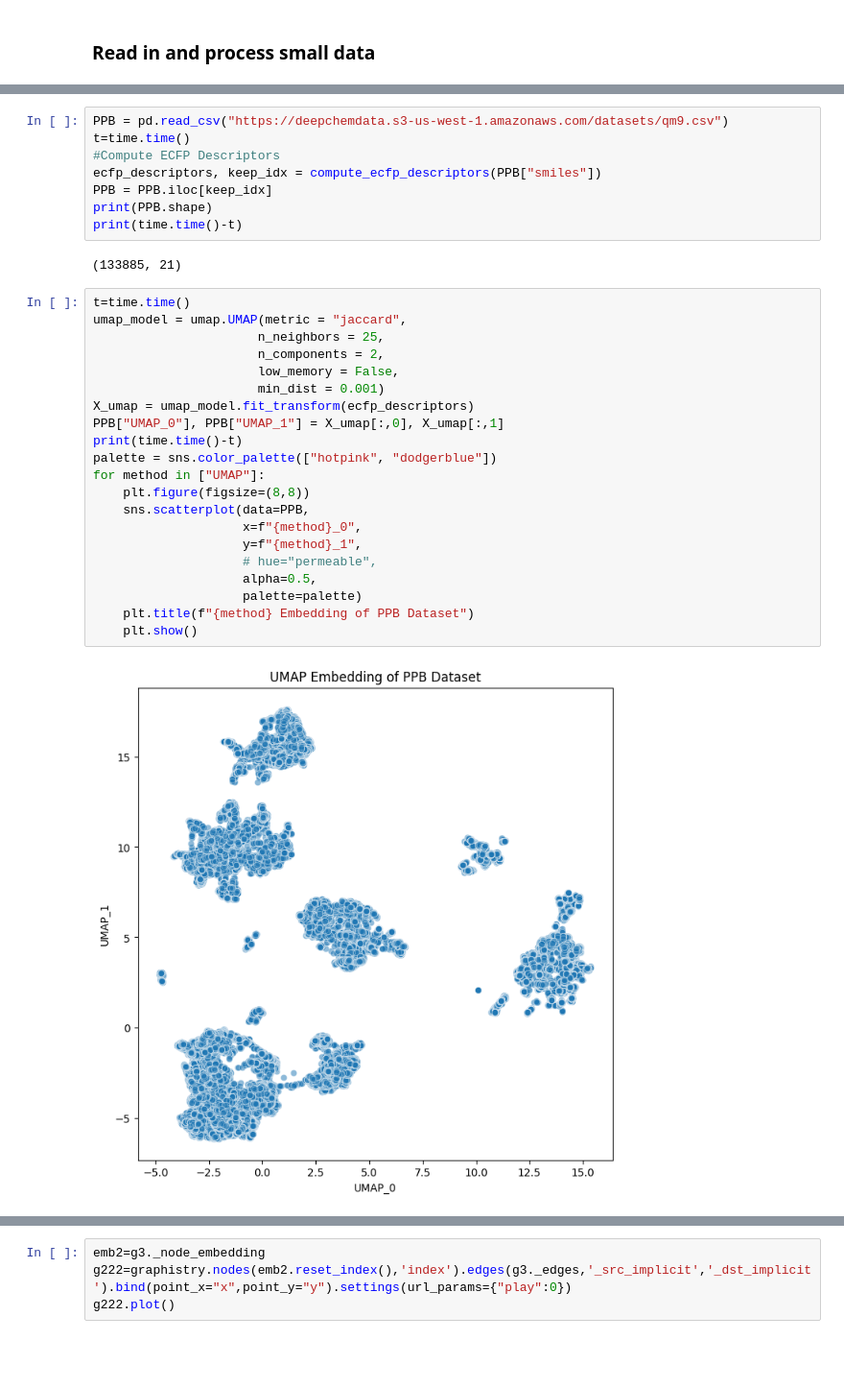
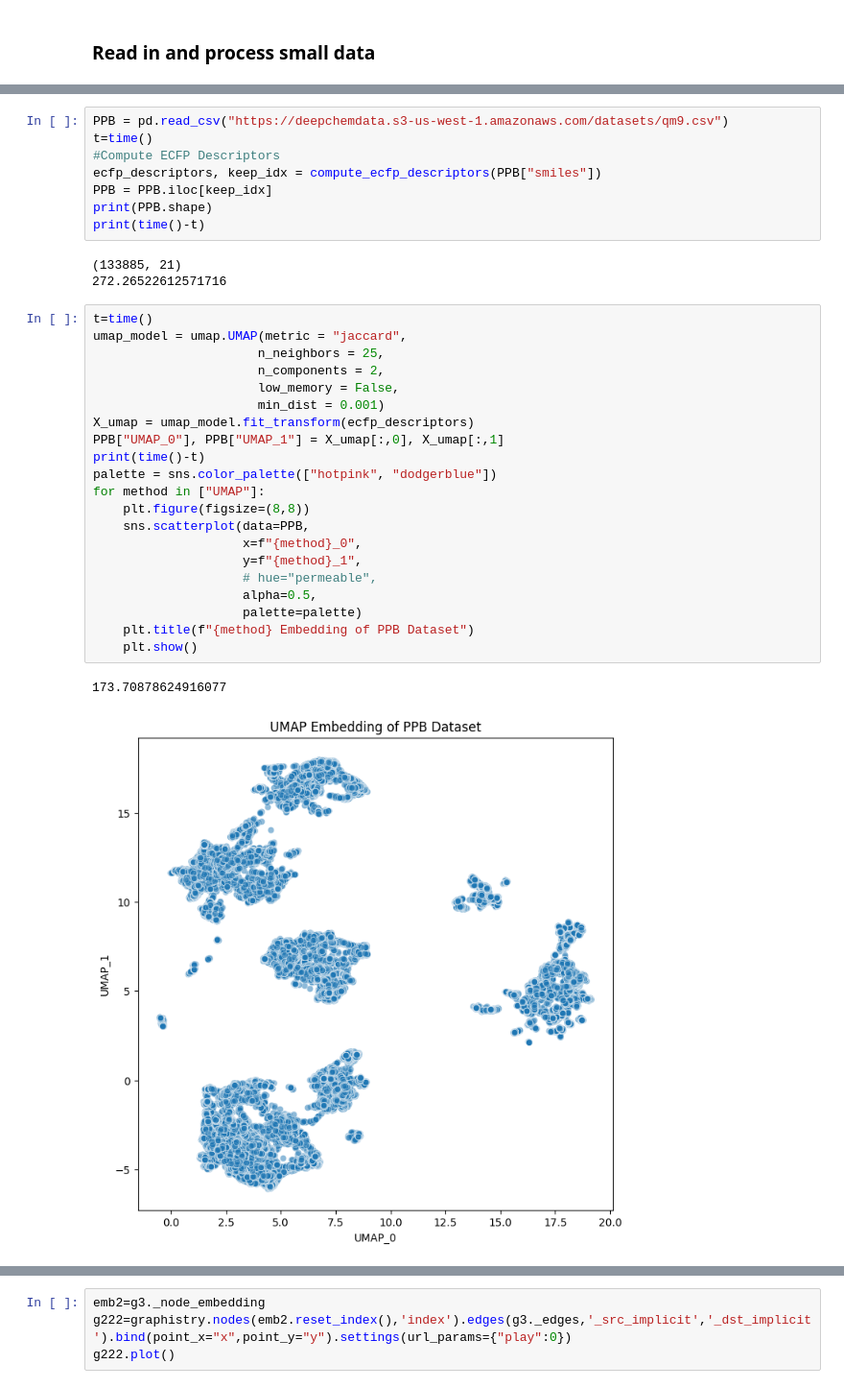
Before and after one commit to dcolinmorgan/grph, a Jupyter notebook: accelerating_chemical_mappings.ipynb, the cells around one changed output, grey strips where cells are left out. Shown at 96% size. Cells and saved outputs as stored; diff of their text form; blank space fills up the shorter version.

```diff
--- a/accelerating_chemical_mappings.ipynb
+++ b/accelerating_chemical_mappings.ipynb
@@ -257,34 +270,36 @@ g3.encode_point_color('permeable',palette=["hotpink", "dodgerblue"],as_continuou
 # %%
 PPB = pd.read_csv("https://deepchemdata.s3-us-west-1.amazonaws.com/datasets/qm9.csv")
-t=time.time()
+t=time()
 #Compute ECFP Descriptors
 ecfp_descriptors, keep_idx = compute_ecfp_descriptors(PPB["smiles"])
 PPB = PPB.iloc[keep_idx]
 print(PPB.shape)
-print(time.time()-t)
+print(time()-t)
 # %% [output]
 (133885, 21)
+272.26522612571716
 # %%
-t=time.time()
+t=time()
 umap_model = umap.UMAP(metric = "jaccard",
                       n_neighbors = 25,
                       n_components = 2,
                       low_memory = False,
                       min_dist = 0.001)
 X_umap = umap_model.fit_transform(ecfp_descriptors)
 PPB["UMAP_0"], PPB["UMAP_1"] = X_umap[:,0], X_umap[:,1]
-print(time.time()-t)
+print(time()-t)
 palette = sns.color_palette(["hotpink", "dodgerblue"])
 for method in ["UMAP"]:
     plt.figure(figsize=(8,8))
     sns.scatterplot(data=PPB,
                     x=f"{method}_0",
                     y=f"{method}_1",
                     # hue="permeable",
                     alpha=0.5,
                     palette=palette)
     plt.title(f"{method} Embedding of PPB Dataset")
     plt.show()
 # %% [output]
+173.70878624916077
-[figure, old version]
+[figure, new version]
 # %% [markdown]
```
Also changed, not shown: parts of 20 cells of this notebook.
